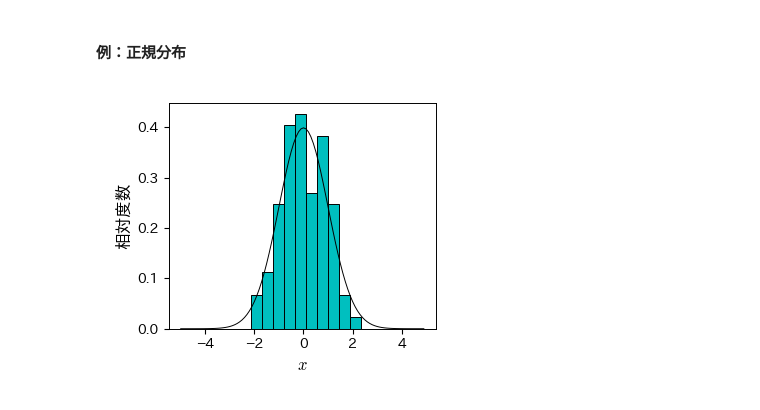
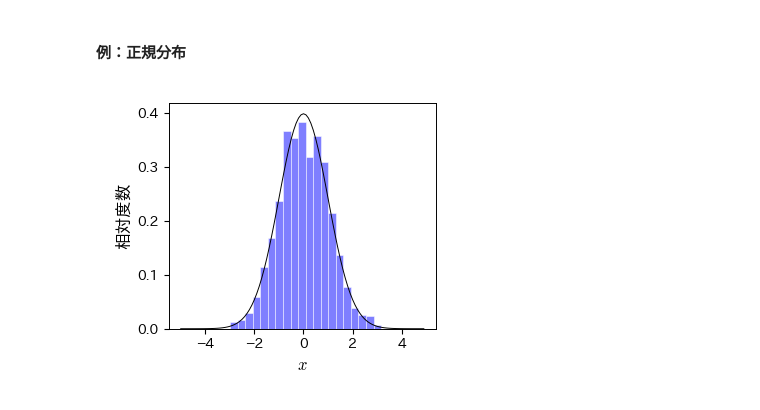
Before and after one commit to tnarizuka/modeling_simulation, a Jupyter notebook: _build/jupyter_execute/chap_2/2_environment.ipynb, the cells around one changed output. Saved outputs shown, nothing was run; the diff lists cells and outputs as text; code cells hidden in the pictures.

```diff
--- a/_build/jupyter_execute/chap_2/2_environment.ipynb
+++ b/_build/jupyter_execute/chap_2/2_environment.ipynb
@@ -523,22 +523,22 @@ fig.savefig('./poisson.pdf', bbox_inches="tight", pad_inches=0.2, transparent=Fa
 #### 例：正規分布
 # %%
 # 標準正規分布に従うサイズ100の標本を生成
-data = sp.stats.norm.rvs(size=100)
+data = sp.stats.norm.rvs(size=1000)
 # %%
 # ヒストグラムを描画する
 fig, ax = plt.subplots()
-ret = ax.hist(data, bins=10, density=1, color='c', edgecolor='k')  # 階級数10
+ret = ax.hist(data, bins=20, density=1, color='blue', alpha=0.5, edgecolor='w')  # 階級数10
 
 # 確率密度関数を描画する
 x = np.arange(-5, 5, 0.1)
 fx = sp.stats.norm.pdf(x, loc=0, scale=1)
 ax.plot(x, fx, 'k-')
 
 # 装飾
 ax.set_xlabel('$x$', fontsize=12)
 ax.set_ylabel('相対度数', fontsize=12)
 
 # 保存
 fig.savefig('./normal.pdf', bbox_inches="tight", pad_inches=0.2, transparent=False, dpi=300)
 # %% [output]
-[figure, old version]
+[figure, new version]
```
Also changed, not shown: parts of 3 cells of this notebook, 14 other files.
